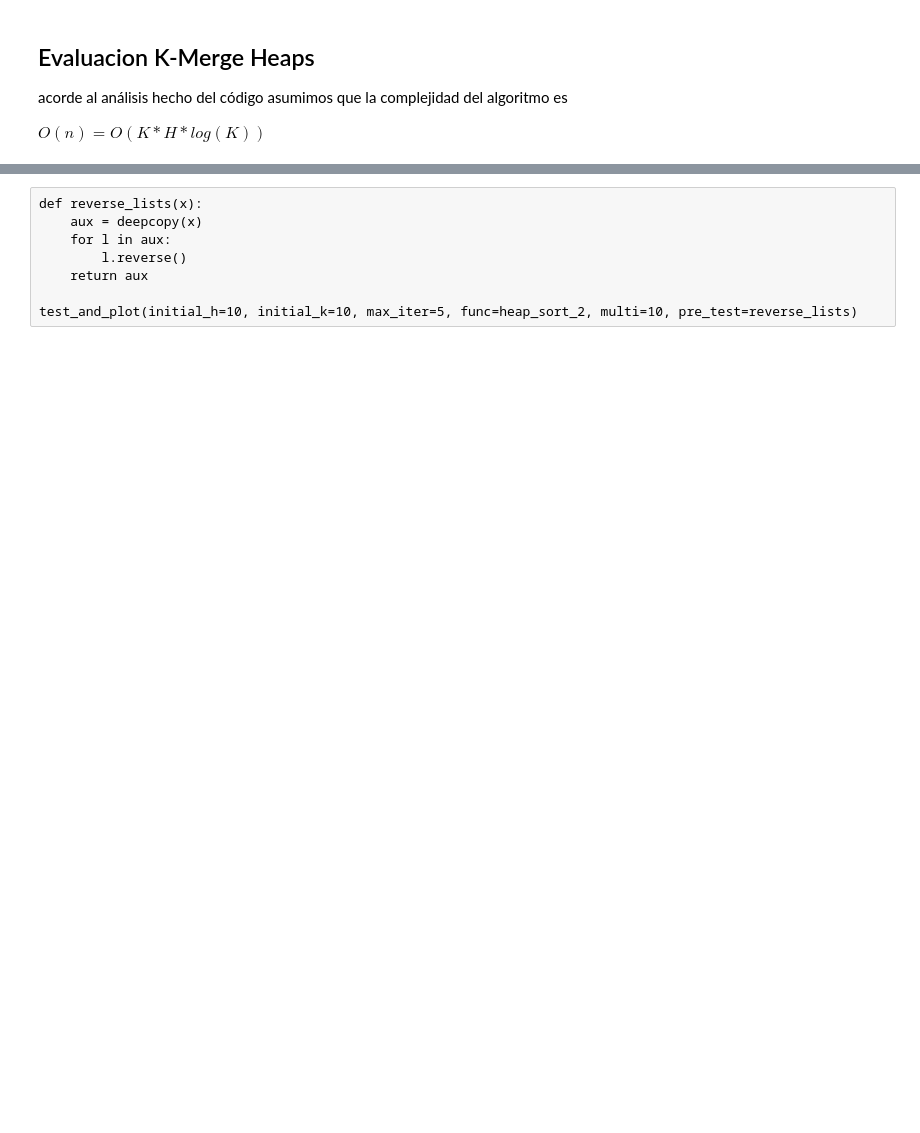
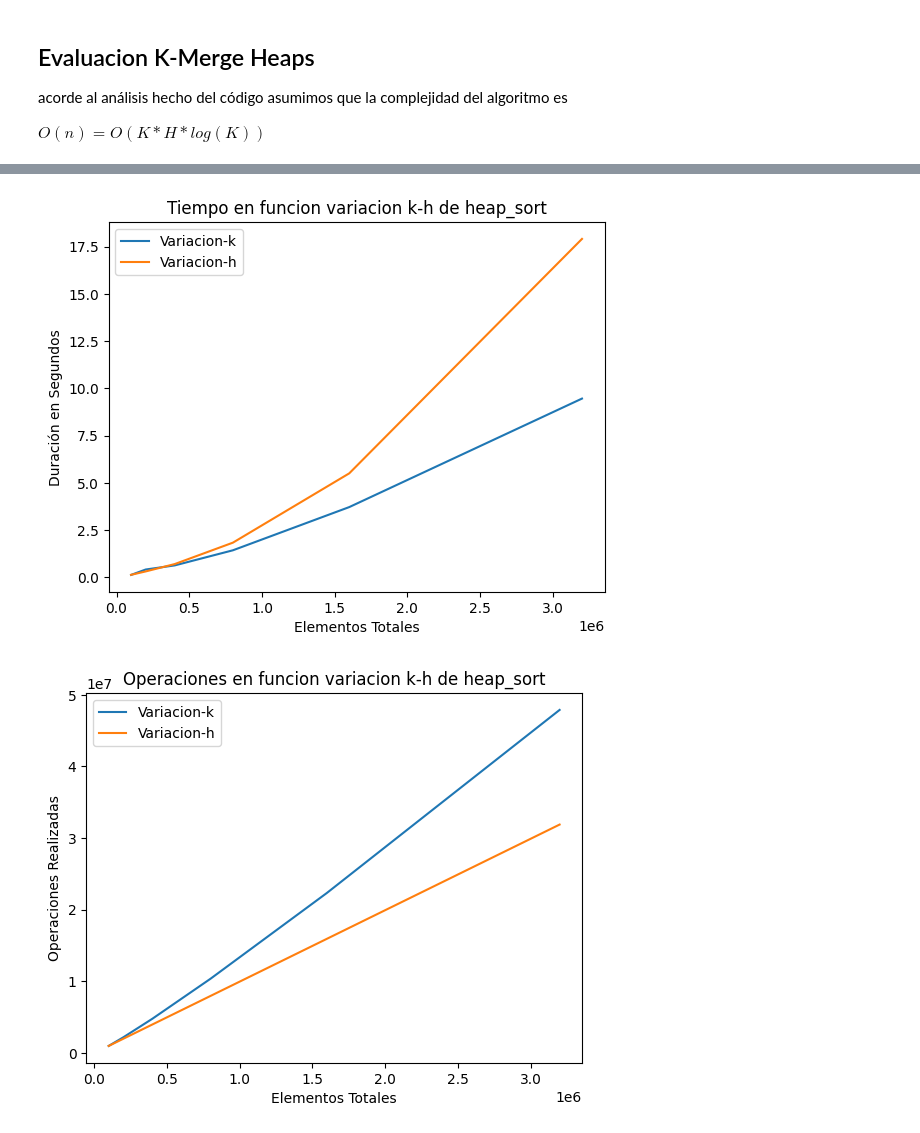
Before and after one commit to aleperno/tda_2023Q1, a Jupyter notebook: tp1/src/notebooks/Graficos.ipynb, the cells around one changed output, grey strips where cells are left out. Saved outputs shown, nothing was run; the diff lists cells and outputs as text; code cells hidden in the pictures; blank space fills up the shorter version.

```diff
--- a/tp1/src/notebooks/Graficos.ipynb
+++ b/tp1/src/notebooks/Graficos.ipynb
@@ -132,8 +116,5 @@ test_and_plot(initial_h=100, initial_k=100, max_iter=6, func=heap_sort, multi=2)
-# %% [raw]
-def reverse_lists(x):
-    aux = deepcopy(x)
-    for l in aux:
-        l.reverse()
-    return aux
-
-test_and_plot(initial_h=10, initial_k=10, max_iter=5, func=heap_sort_2, multi=10, pre_test=reverse_lists)
+# %%
+test_and_plot(initial_h=100, initial_k=1000, max_iter=6, func=heap_sort, multi=2)
+# %% [output]
+[figure, added]
+[figure, added]
```
Also changed, not shown: parts of 6 cells of this notebook, 1 other file.
